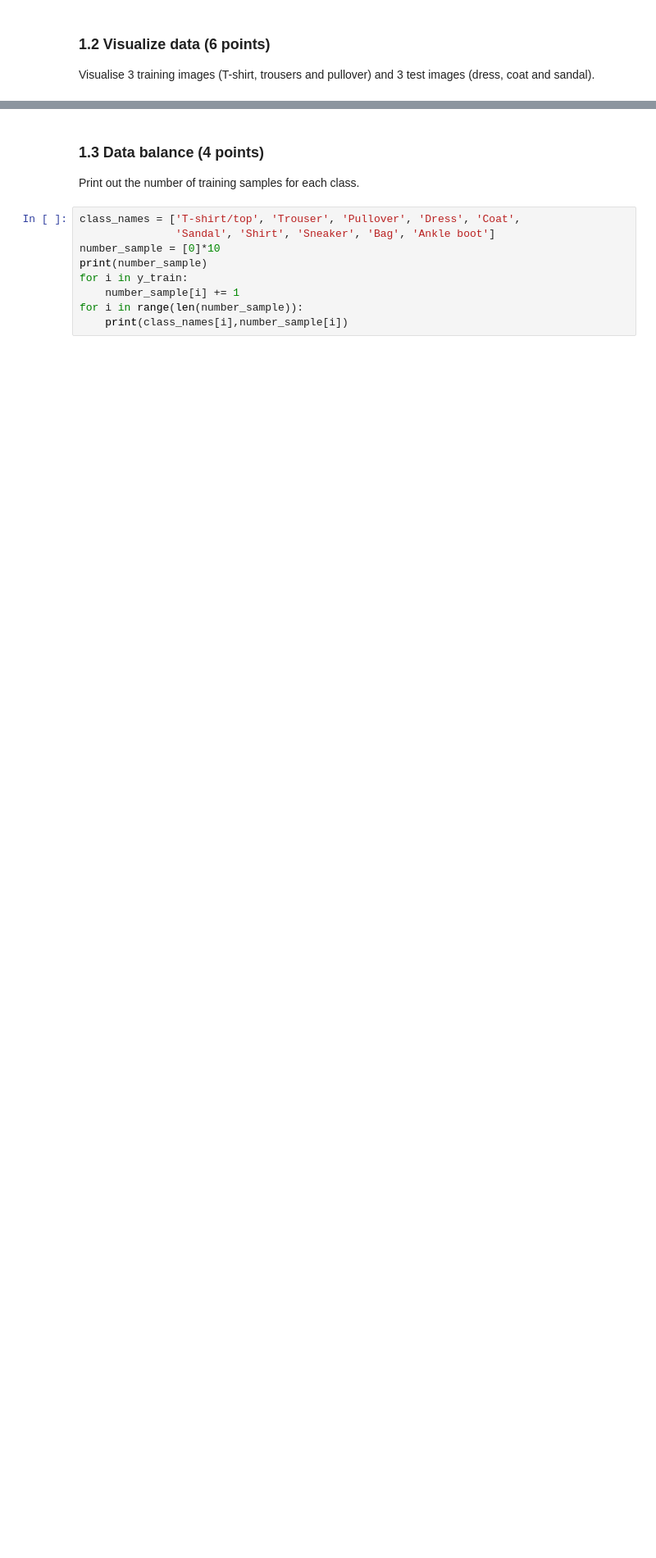
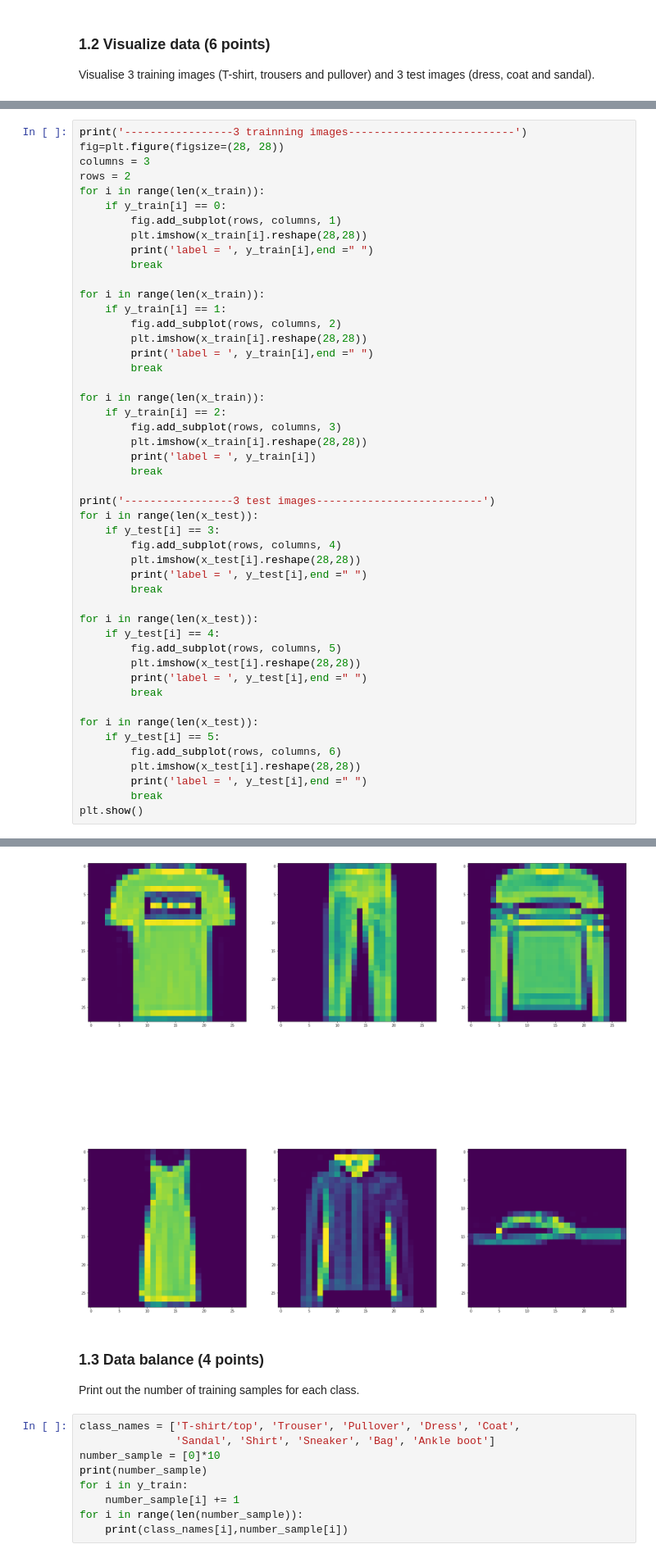
Before and after one commit to jinwei14/Computer-Vision, a Jupyter notebook: coursework_2/coursework_2.ipynb, the cells around one changed output, grey strips where cells are left out. Shown at 82% size. Cells and saved outputs as stored; diff of their text form; blank space fills up the shorter version.

```diff
--- a/coursework_2/coursework_2.ipynb
+++ b/coursework_2/coursework_2.ipynb
@@ -122,0 +74,49 @@ label =  5
+# %%
+print('-----------------3 trainning images--------------------------')
+fig=plt.figure(figsize=(28, 28))
+columns = 3
+rows = 2
+for i in range(len(x_train)):
+    if y_train[i] == 0:
+        fig.add_subplot(rows, columns, 1)
+        plt.imshow(x_train[i].reshape(28,28))
+        print('label = ', y_train[i],end =" ")
+        break
+
+for i in range(len(x_train)):
+    if y_train[i] == 1:
+        fig.add_subplot(rows, columns, 2)
+        plt.imshow(x_train[i].reshape(28,28))
+        print('label = ', y_train[i],end =" ")
+        break
+
+for i in range(len(x_train)):
+    if y_train[i] == 2:
+        fig.add_subplot(rows, columns, 3)
+        plt.imshow(x_train[i].reshape(28,28))
+        print('label = ', y_train[i])
+        break
+
+print('-----------------3 test images--------------------------')
+for i in range(len(x_test)):
+    if y_test[i] == 3:
+        fig.add_subplot(rows, columns, 4)
+        plt.imshow(x_test[i].reshape(28,28))
+        print('label = ', y_test[i],end =" ")
+        break
+
+for i in range(len(x_test)):
+    if y_test[i] == 4:
+        fig.add_subplot(rows, columns, 5)
+        plt.imshow(x_test[i].reshape(28,28))
+        print('label = ', y_test[i],end =" ")
+        break
+
+for i in range(len(x_test)):
+    if y_test[i] == 5:
+        fig.add_subplot(rows, columns, 6)
+        plt.imshow(x_test[i].reshape(28,28))
+        print('label = ', y_test[i],end =" ")
+        break
+plt.show()
+# %% [output]
@@ -123,3 +127,4 @@ label =  5
+[figure, added]
 # %% [markdown]
 ### 1.3 Data balance (4 points)
 Print out the number of training samples for each class.
```
Also changed, not shown: parts of 12 cells of this notebook, 7 other files.
